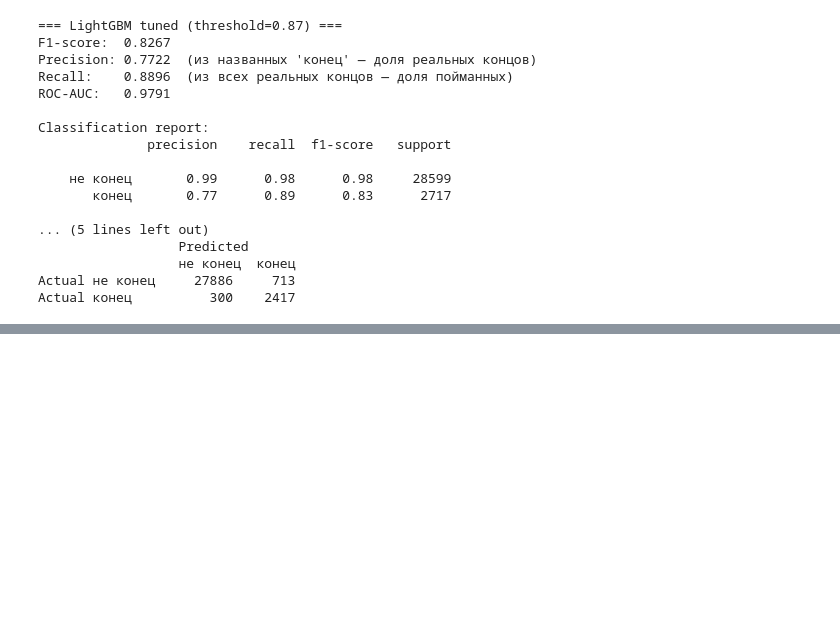
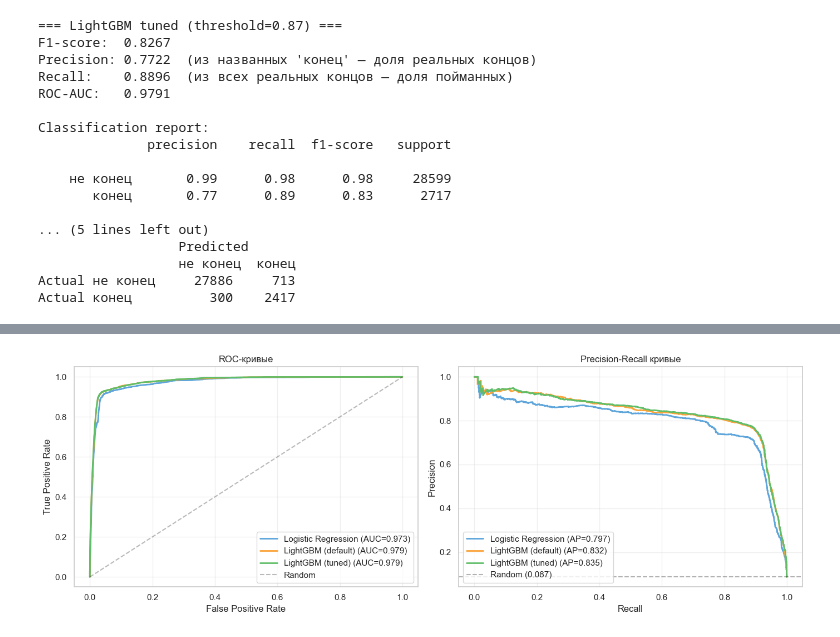
Before and after one commit to bukenov/turn-detector, a Jupyter notebook: notebooks/02_modeling.ipynb, the cells around one changed output, grey strips where cells are left out. Cells and saved outputs as stored; diff of their text form; code cells hidden in the pictures; blank space fills up the shorter version.

```diff
--- a/notebooks/02_modeling.ipynb
+++ b/notebooks/02_modeling.ipynb
@@ -560,0 +600,47 @@ Actual конец          300    2417
+# %%
+from sklearn.metrics import roc_curve, auc as sk_auc, average_precision_score
+
+fig, axes = plt.subplots(1, 2, figsize=(14, 5))
+
+# Модели с вероятностями (baseline не имеет — пропустим)
+models_with_proba = [
+    ('Logistic Regression', y_proba_lr, '#5DA5DA'),
+    ('LightGBM (default)', y_proba_lgbm, '#FAA43A'),
+    ('LightGBM (tuned)', y_proba_tuned, '#60BD68'),
+]
+
+# ROC curves
+for name, proba, color in models_with_proba:
+    fpr, tpr, _ = roc_curve(y_test, proba)
+    roc_auc = sk_auc(fpr, tpr)
+    axes[0].plot(fpr, tpr, color=color, linewidth=2,
+                 label=f'{name} (AUC={roc_auc:.3f})')
+
+axes[0].plot([0, 1], [0, 1], 'k--', alpha=0.3, label='Random')
+axes[0].set_xlabel('False Positive Rate')
+axes[0].set_ylabel('True Positive Rate')
+axes[0].set_title('ROC-кривые')
+axes[0].legend(loc='lower right')
+axes[0].grid(alpha=0.3)
+
+# Precision-Recall curves
+for name, proba, color in models_with_proba:
+    precision, recall, _ = precision_recall_curve(y_test, proba)
+    ap = average_precision_score(y_test, proba)
+    axes[1].plot(recall, precision, color=color, linewidth=2,
+                 label=f'{name} (AP={ap:.3f})')
+
+# Baseline для PR — горизонтальная линия на уровне доли положительного класса
+axes[1].axhline(y_test.mean(), color='black', linestyle='--', alpha=0.3,
+                label=f'Random ({y_test.mean():.3f})')
+axes[1].set_xlabel('Recall')
+axes[1].set_ylabel('Precision')
+axes[1].set_title('Precision-Recall кривые')
+axes[1].legend(loc='lower left')
+axes[1].grid(alpha=0.3)
+
+plt.tight_layout()
+plt.savefig('../reports/figures/roc_pr_curves.png', dpi=150, bbox_inches='tight')
+plt.show()
+# %% [output]
+[figure, added]
```
Also changed, not shown: parts of 3 cells of this notebook, 6 other files.
